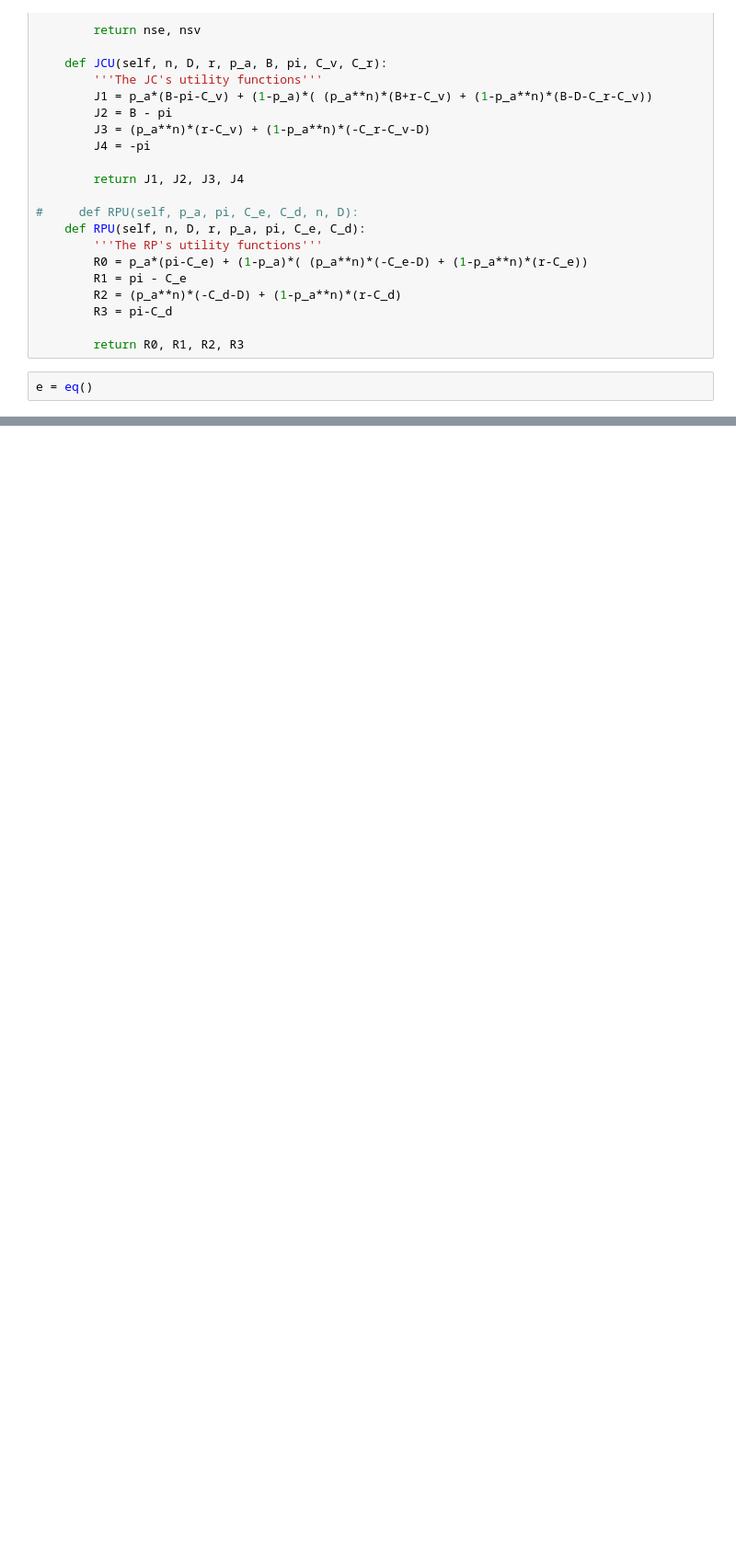
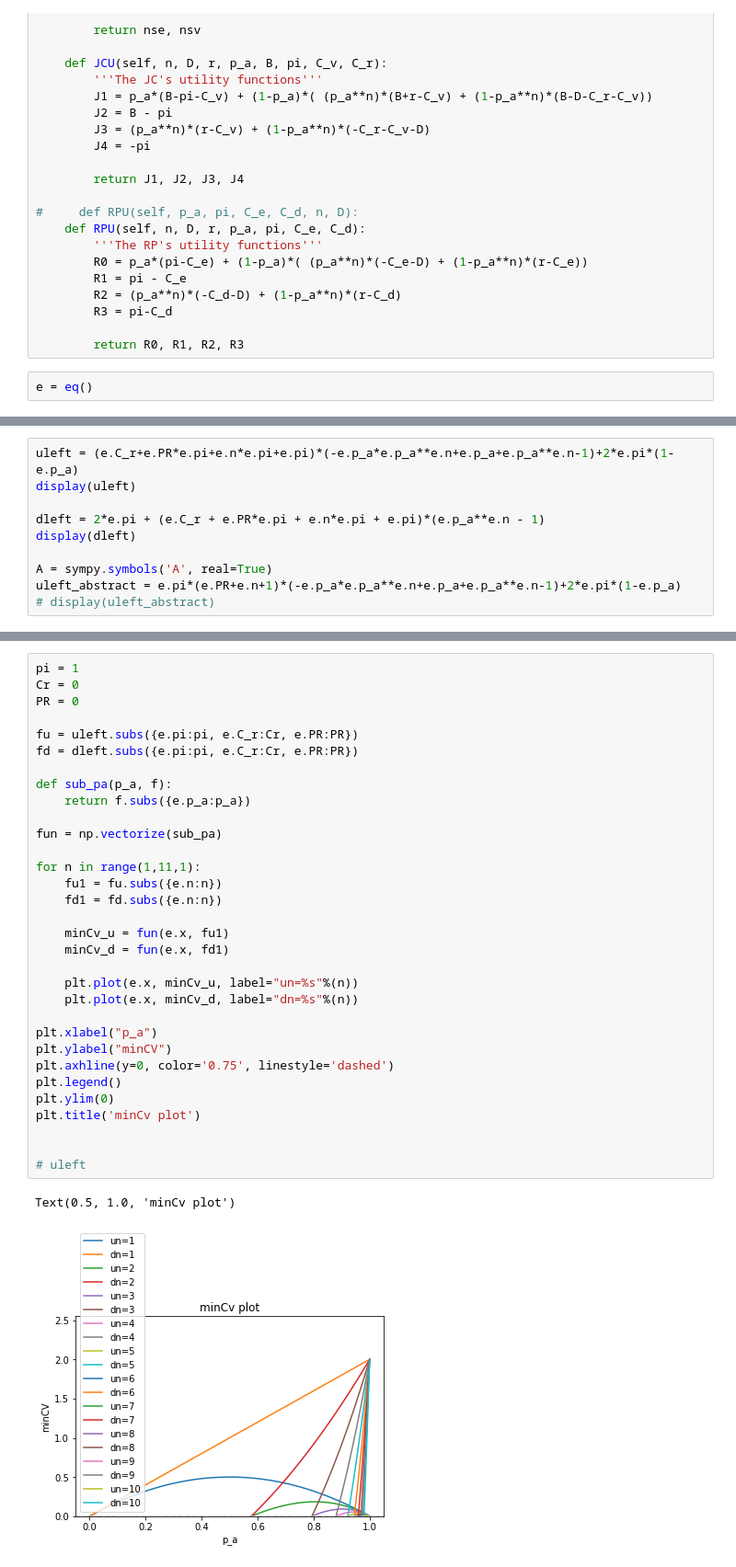
Before and after one commit to eiselesr/MODiCuM, a Jupyter notebook: economics/nashClass.ipynb, the cells around one changed output, grey strips where cells are left out. Shown: that part at 92% size. Cells and saved outputs as stored; diff of their text form; blank space fills up the shorter version.

```diff
--- a/economics/nashClass.ipynb
+++ b/economics/nashClass.ipynb
@@ -139,0 +326,10 @@ $\displaystyle - \pi$
+# %%
+uleft = (e.C_r+e.PR*e.pi+e.n*e.pi+e.pi)*(-e.p_a*e.p_a**e.n+e.p_a+e.p_a**e.n-1)+2*e.pi*(1-e.p_a)
+display(uleft)
+
+dleft = 2*e.pi + (e.C_r + e.PR*e.pi + e.n*e.pi + e.pi)*(e.p_a**e.n - 1)
+display(dleft)
+
+A = sympy.symbols('A', real=True)
+uleft_abstract = e.pi*(e.PR+e.n+1)*(-e.p_a*e.p_a**e.n+e.p_a+e.p_a**e.n-1)+2*e.pi*(1-e.p_a)
+# display(uleft_abstract)
@@ -139,0 +339,35 @@ $\displaystyle - \pi$
+# %%
+pi = 1
+Cr = 0
+PR = 0
+
+fu = uleft.subs({e.pi:pi, e.C_r:Cr, e.PR:PR})
+fd = dleft.subs({e.pi:pi, e.C_r:Cr, e.PR:PR})
+
+def sub_pa(p_a, f):
+    return f.subs({e.p_a:p_a})
+
+fun = np.vectorize(sub_pa)
+
+for n in range(1,11,1):
+    fu1 = fu.subs({e.n:n})
+    fd1 = fd.subs({e.n:n})
+
+    minCv_u = fun(e.x, fu1)
+    minCv_d = fun(e.x, fd1)
+
+    plt.plot(e.x, minCv_u, label="un=%s"%(n))
+    plt.plot(e.x, minCv_d, label="dn=%s"%(n))
+
+plt.xlabel("p_a")
+plt.ylabel("minCV")
+plt.axhline(y=0, color='0.75', linestyle='dashed')
+plt.legend()
+plt.ylim(0)
+plt.title('minCv plot')
+
+
+# uleft
+# %% [output]
+Text(0.5, 1.0, 'minCv plot')
+[figure, added]
```
Also changed, not shown: parts of 48 cells of this notebook.
